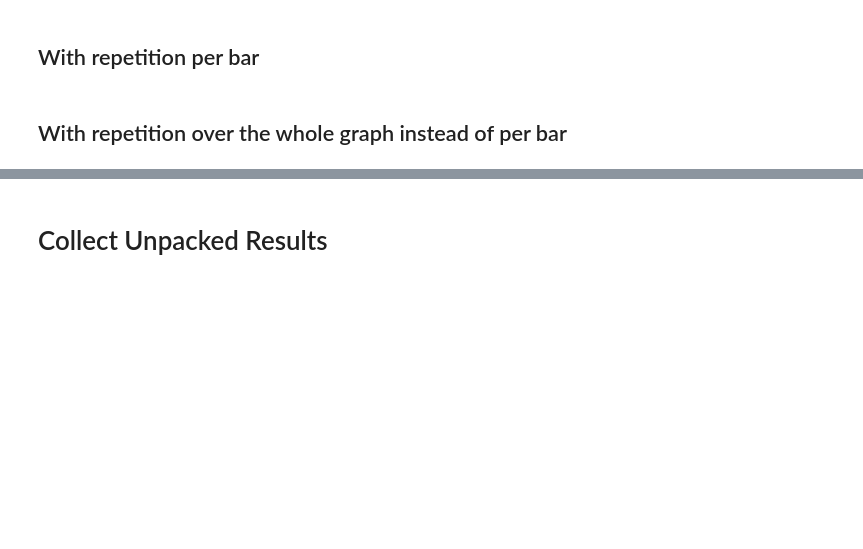
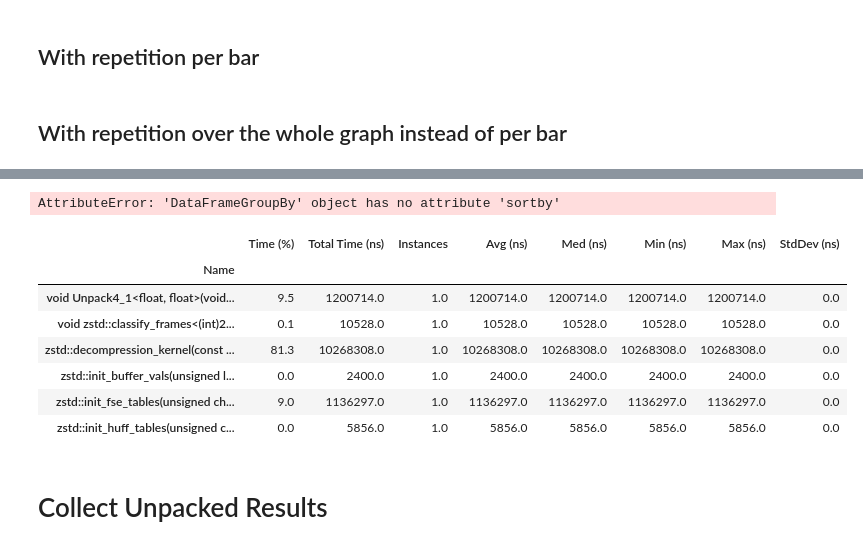
Before and after one commit to jolly-chen/root-gpu-decompression, a Jupyter notebook: benchmarks/benchmark.ipynb, the cells around one changed output, grey strips where cells are left out. Drawn from its saved outputs; the diff is of its cells as text; code cells hidden in the pictures; blank space fills up the shorter version.

```diff
--- a/benchmarks/benchmark.ipynb
+++ b/benchmarks/benchmark.ipynb
@@ -303,8 +309,8 @@ CPU Only
 # %%
 n = 10
 warmup = 5
-nfiles = [1, 2, 4, 8, 16, 32]
-file = glob.glob("packed_floats.64000.root.zstd")
+nfiles = [1, 2, 4, 8, 16, 32, 64, 128, 256, 512, 1024]
+file = glob.glob("packed_floats.4000.root.zstd")
 nbins = len(nfiles) + len(nfiles) + 1
 
 title = f"Comparison of decompression + unpacking {int(int(file[0].split('.')[1])/1000)}kB of RNTuple ZSTD compressed floats"
@@ -497,3 +625,18 @@ Warning in <TROOT::Append>: Replacing existing TH1: g_unpack1024 (Potential memo
+# %%
+kernels.sortby(["Total Time (ns)"])
+# %% [output]
+AttributeError: 'DataFrameGroupBy' object has no attribute 'sortby'
+# %%
+kernels.mean()
+# %% [output]
+|  | Time (%) | Total Time (ns) | Instances | Avg (ns) | Med (ns) | Min (ns) | Max (ns) | StdDev (ns) |
+| Name |  |  |  |  |  |  |  |  |
+| void Unpack4_1<float, float>(void... | 9.5 | 1200714.0 | 1.0 | 1200714.0 | 1200714.0 | 1200714.0 | 1200714.0 | 0.0 |
+| void zstd::classify_frames<(int)2... | 0.1 | 10528.0 | 1.0 | 10528.0 | 10528.0 | 10528.0 | 10528.0 | 0.0 |
+| zstd::decompression_kernel(const ... | 81.3 | 10268308.0 | 1.0 | 10268308.0 | 10268308.0 | 10268308.0 | 10268308.0 | 0.0 |
+| zstd::init_buffer_vals(unsigned l... | 0.0 | 2400.0 | 1.0 | 2400.0 | 2400.0 | 2400.0 | 2400.0 | 0.0 |
+| zstd::init_fse_tables(unsigned ch... | 9.0 | 1136297.0 | 1.0 | 1136297.0 | 1136297.0 | 1136297.0 | 1136297.0 | 0.0 |
+| zstd::init_huff_tables(unsigned c... | 0.0 | 5856.0 | 1.0 | 5856.0 | 5856.0 | 5856.0 | 5856.0 | 0.0 |
 # %% [markdown]
 # Collect Unpacked Results
 # %%
```
Also changed, not shown: parts of 12 cells of this notebook, 4 other files.
